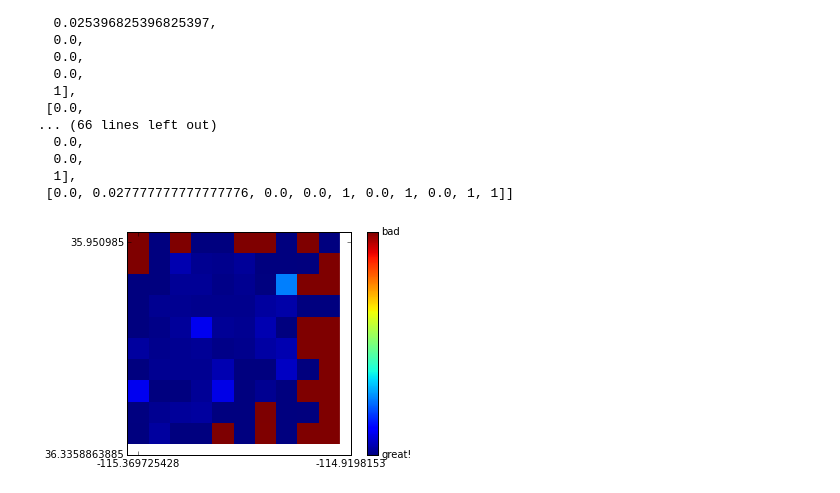
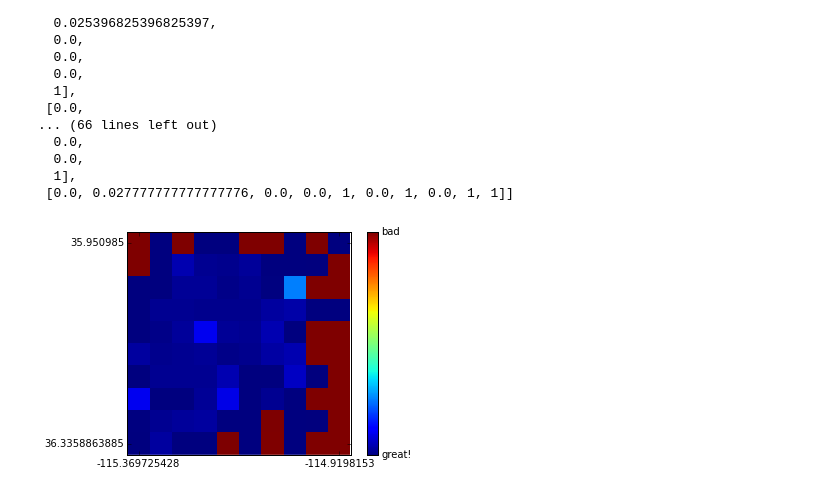
Before and after one commit to drsaltiel/GA_final, a Jupyter notebook: business_opportunity_metric.ipynb, the cells around one changed output. Cells and saved outputs as stored; diff of their text form; code cells hidden in the pictures.

```diff
--- a/business_opportunity_metric.ipynb
+++ b/business_opportunity_metric.ipynb
@@ -132,7 +145,7 @@ city_edges(LV)
 # %% [output]
 (36.335886388500001, 35.950984999999996, -114.9198153, -115.369725428)
 # %%
-a = bin_business_categories('Chinese',10,LV)
+a = bin_business_category('Chinese',10,LV)
 # %%
 a
 # %% [output]
@@ -194,16 +207,16 @@ c
 # %%
 import matplotlib.pyplot as plt
 %matplotlib inline
 
-plt.imshow(c, interpolation='none')
+plt.imshow(c, interpolation='none', alpha = 1)
 
 max_lat, min_lat, max_lon, min_lon = city_edges(LV)
-plt.xticks([0,len(c[0])],[min_lon, max_lon])
-plt.yticks([0,len(c)],[min_lat, max_lat])
+plt.xticks([0,len(c[0])-1],[min_lon, max_lon])
+plt.yticks([0,len(c)-1],[min_lat, max_lat])
 
 plt.jet()
-cb = plt.colorbar()
-cb.set_ticks([1, 0])
+cb = plt.colorbar() #make color bar
+cb.set_ticks([1, 0])   #two ticks
 cb.set_ticklabels(['bad', 'great!'])  # put text labels on them
 # %% [output]
-[figure, old version]
+[figure, new version]
```
Also changed, not shown: parts of 4 cells of this notebook.
